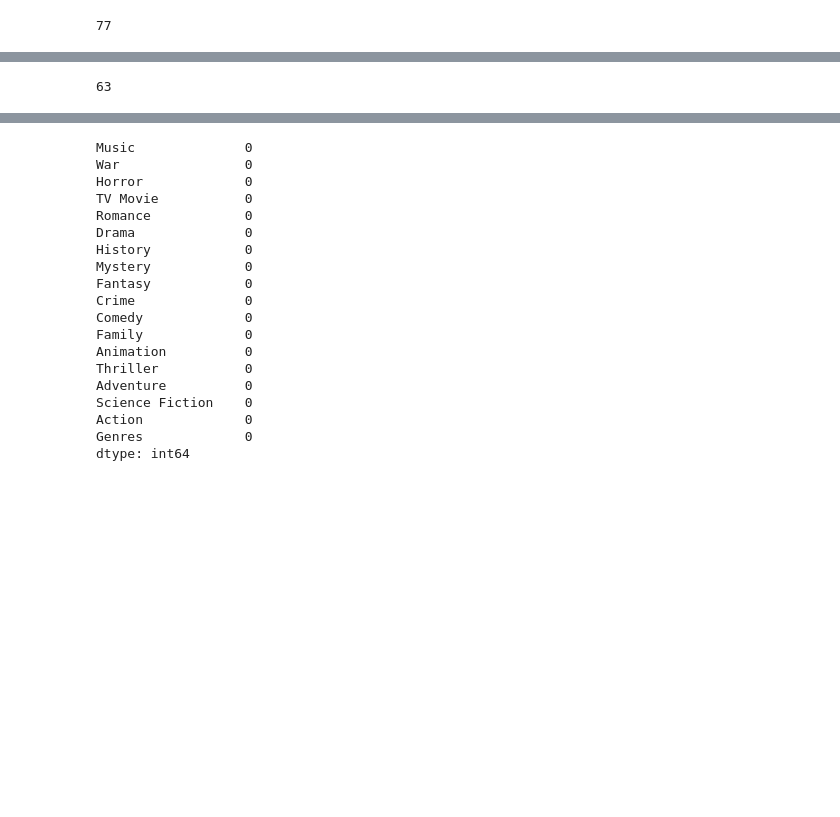
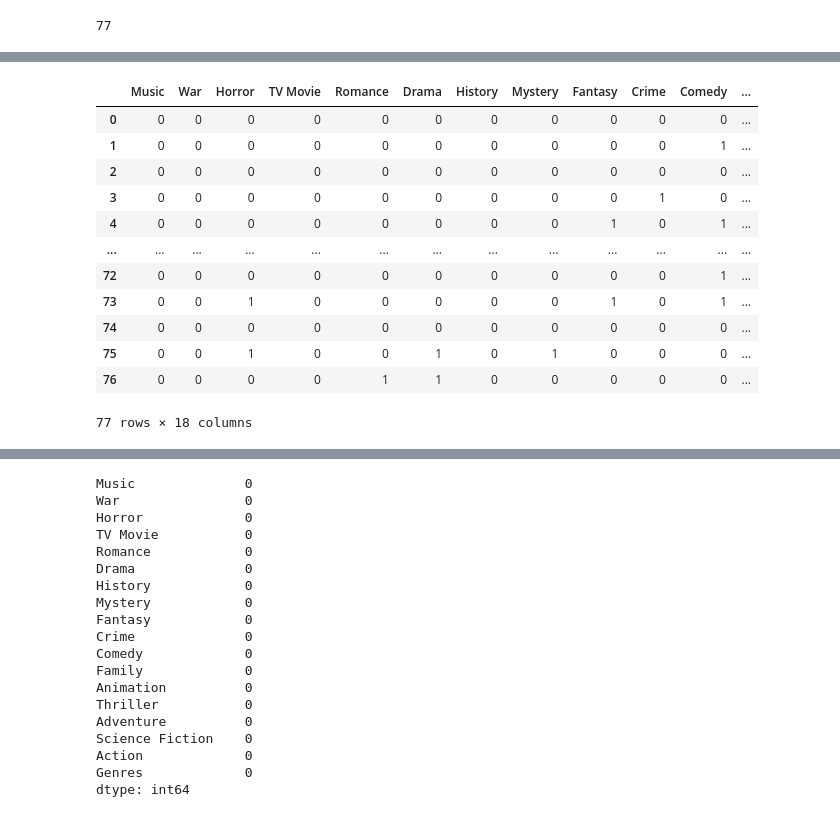
Before and after one commit to Luqmaan-Shaikh/Movie-Recommend, a Jupyter notebook: preprocessing/data_pp.ipynb, the cells around one changed output, grey strips where cells are left out. Cells and saved outputs as stored; diff of their text form; code cells hidden in the pictures; blank space fills up the shorter version.

```diff
--- a/preprocessing/data_pp.ipynb
+++ b/preprocessing/data_pp.ipynb
@@ -407,18 +407,16 @@ len(temp_genres)
-# %%
-# List all genre columns
-genre_columns = ['Music', 'War', 'Horror', 'TV Movie', 'Romance', 'Drama', 'History', 'Mystery',
-                 'Fantasy', 'Crime', 'Comedy', 'Family', 'Animation', 'Thriller', 'Adventure',
-                 'Science Fiction', 'Action']
-
-# Remove rows where any of the genre columns have NaN value
-temp_genres = temp_genres.dropna(subset=genre_columns, how='any')
-
-# Remove rows where all genre columns are 0 (i.e., no genre is marked for that movie)
-temp_genres = temp_genres[temp_genres[genre_columns].sum(axis=1) > 0]
-
-# Reset the index after dropping rows
-temp_genres = temp_genres.reset_index(drop=True)
-
-len(temp_genres)
-# %% [output]
-63
+# %%
+temp_genres
+# %% [output]
+|  | Music | War | Horror | TV Movie | Romance | Drama | History | Mystery | Fantasy | Crime | Comedy | ... |
+| 0 | 0 | 0 | 0 | 0 | 0 | 0 | 0 | 0 | 0 | 0 | 0 | ... |
+| 1 | 0 | 0 | 0 | 0 | 0 | 0 | 0 | 0 | 0 | 0 | 1 | ... |
+| 2 | 0 | 0 | 0 | 0 | 0 | 0 | 0 | 0 | 0 | 0 | 0 | ... |
+| 3 | 0 | 0 | 0 | 0 | 0 | 0 | 0 | 0 | 0 | 1 | 0 | ... |
+| 4 | 0 | 0 | 0 | 0 | 0 | 0 | 0 | 0 | 1 | 0 | 1 | ... |
+| ... | ... | ... | ... | ... | ... | ... | ... | ... | ... | ... | ... | ... |
+| 72 | 0 | 0 | 0 | 0 | 0 | 0 | 0 | 0 | 0 | 0 | 1 | ... |
+| 73 | 0 | 0 | 1 | 0 | 0 | 0 | 0 | 0 | 1 | 0 | 1 | ... |
+| 74 | 0 | 0 | 0 | 0 | 0 | 0 | 0 | 0 | 0 | 0 | 0 | ... |
+| 75 | 0 | 0 | 1 | 0 | 0 | 1 | 0 | 1 | 0 | 0 | 0 | ... |
+| 76 | 0 | 0 | 0 | 0 | 1 | 1 | 0 | 0 | 0 | 0 | 0 | ... |
+77 rows × 18 columns
```
Also changed, not shown: parts of 20 cells of this notebook, 1 other file.
